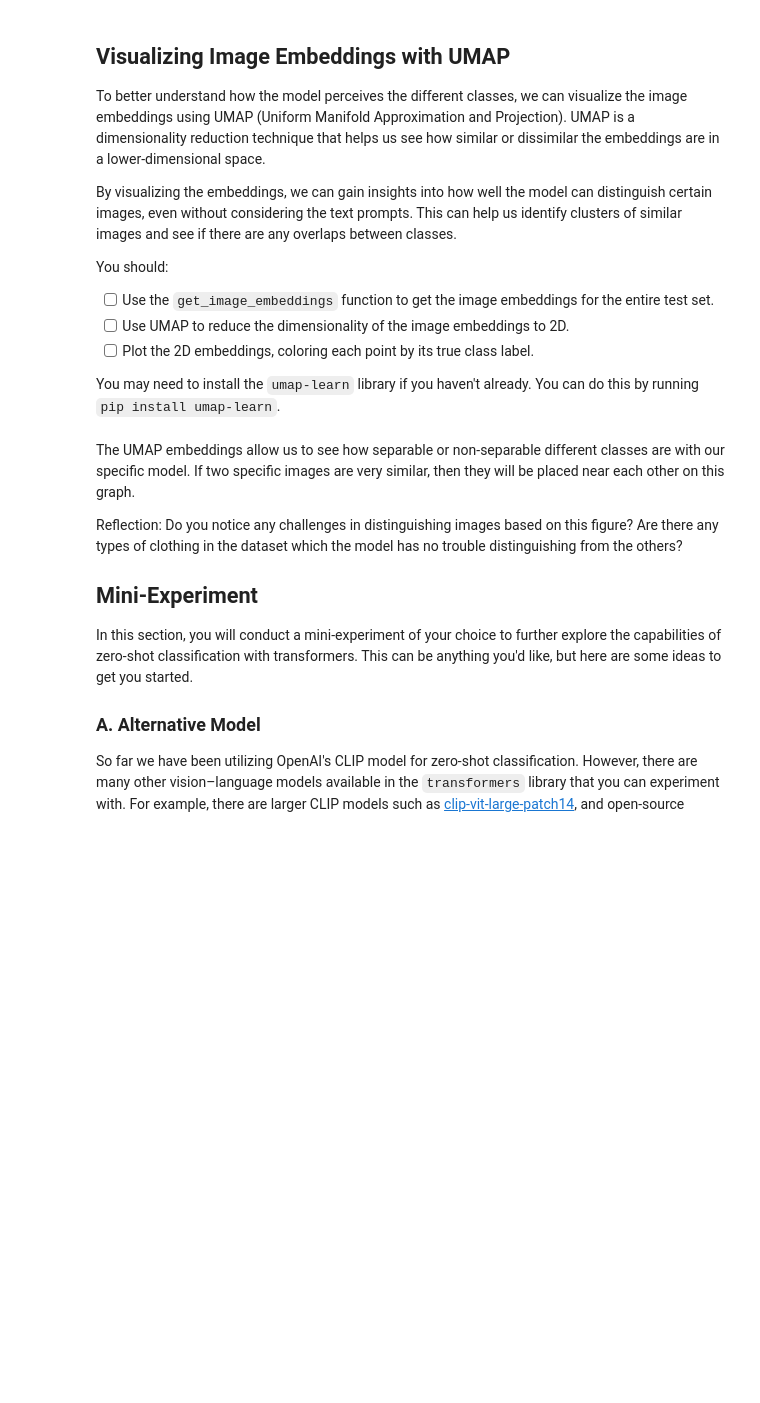
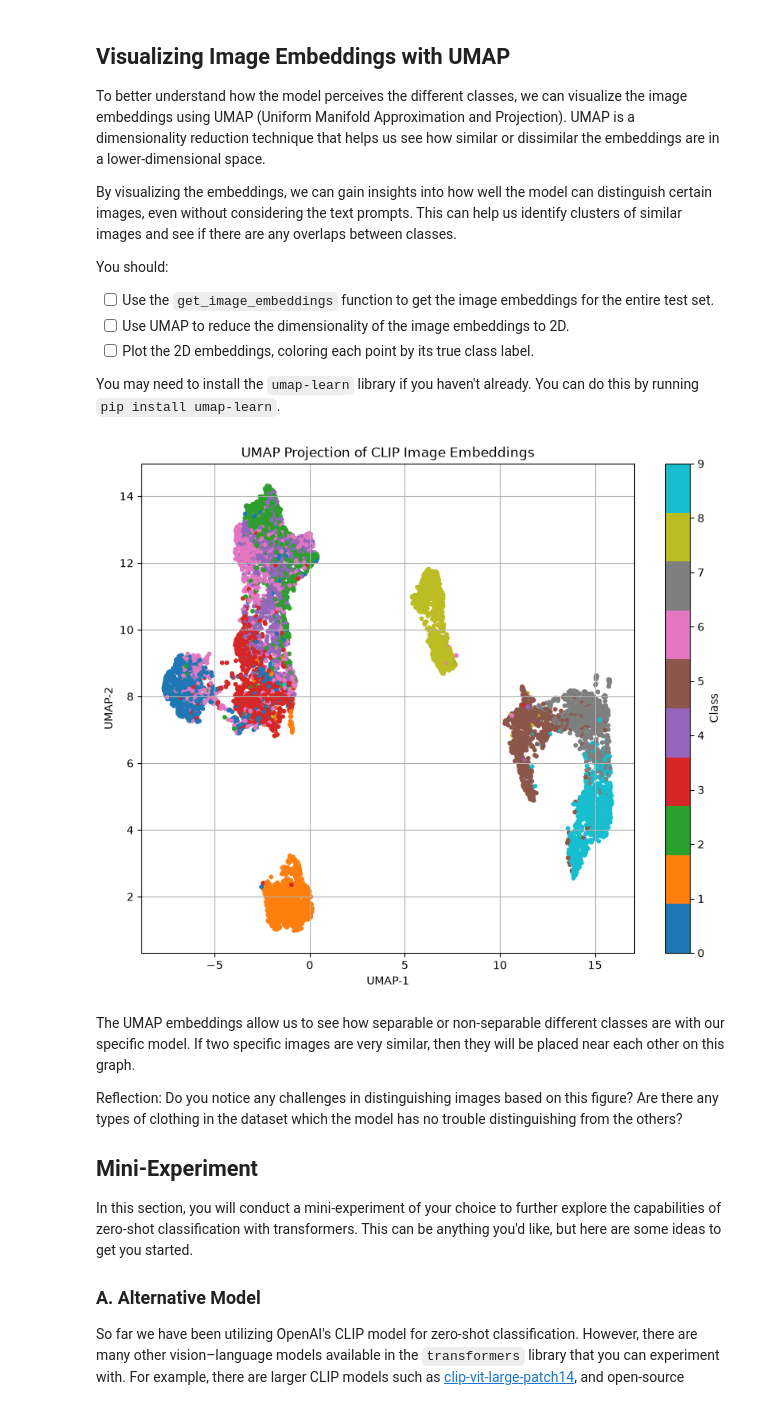
Before and after one commit to TheCodeGnome/deep_learning, a Jupyter notebook: 02_activities/assignments/assignment_2.ipynb, the cells around one changed output. Drawn from its saved outputs; the diff is of its cells as text; code cells hidden in the pictures; blank space fills up the shorter version.

```diff
--- a/02_activities/assignments/assignment_2.ipynb
+++ b/02_activities/assignments/assignment_2.ipynb
@@ -285,23 +331,39 @@ You may need to install the `umap-learn` library if you haven't already. You can
 # %%
 from umap import UMAP
 
 # ------------------------------------------------------------
 # 1. Collect image embeddings
 # ------------------------------------------------------------
 all_img_emb = []
 all_labels  = []
 
 for pixel_values, labels in test_loader:
+    # Get image embeddings
+    image_embeddings = get_image_embeddings(pixel_values)
+    # Store embeddings and labels
+    all_img_emb.append(image_embeddings.cpu().numpy())
+    all_labels.extend(labels.cpu().numpy())
 
 
 # ------------------------------------------------------------
 # 2. Fit UMAP
 # ------------------------------------------------------------
-
+umap_model = UMAP(n_neighbors=15, min_dist=0.1, n_components=2, random_state=42)
+embedding_2d = umap_model.fit_transform(np.concatenate(all_img_emb, axis=0))
 
 # ------------------------------------------------------------
 # 3. Plot coloured by ground-truth label
 # ------------------------------------------------------------
+plt.figure(figsize=(10, 8))
+scatter = plt.scatter(embedding_2d[:, 0], embedding_2d[:, 1], c=all_labels, cmap="tab10", s=10)
+plt.colorbar(scatter, ticks=range(10), label="Class")
+plt.title("UMAP Projection of CLIP Image Embeddings")
+plt.xlabel("UMAP-1")
+plt.ylabel("UMAP-2")
+plt.grid(True)
+plt.show()
+# %% [output]
+[figure, added]
 # %% [markdown]
 The UMAP embeddings allow us to see how separable or non-separable different classes are with our specific model. If two specific images are very similar, then they will be placed near each other on this graph.
 
```
Also changed, not shown: parts of 3 cells of this notebook.
